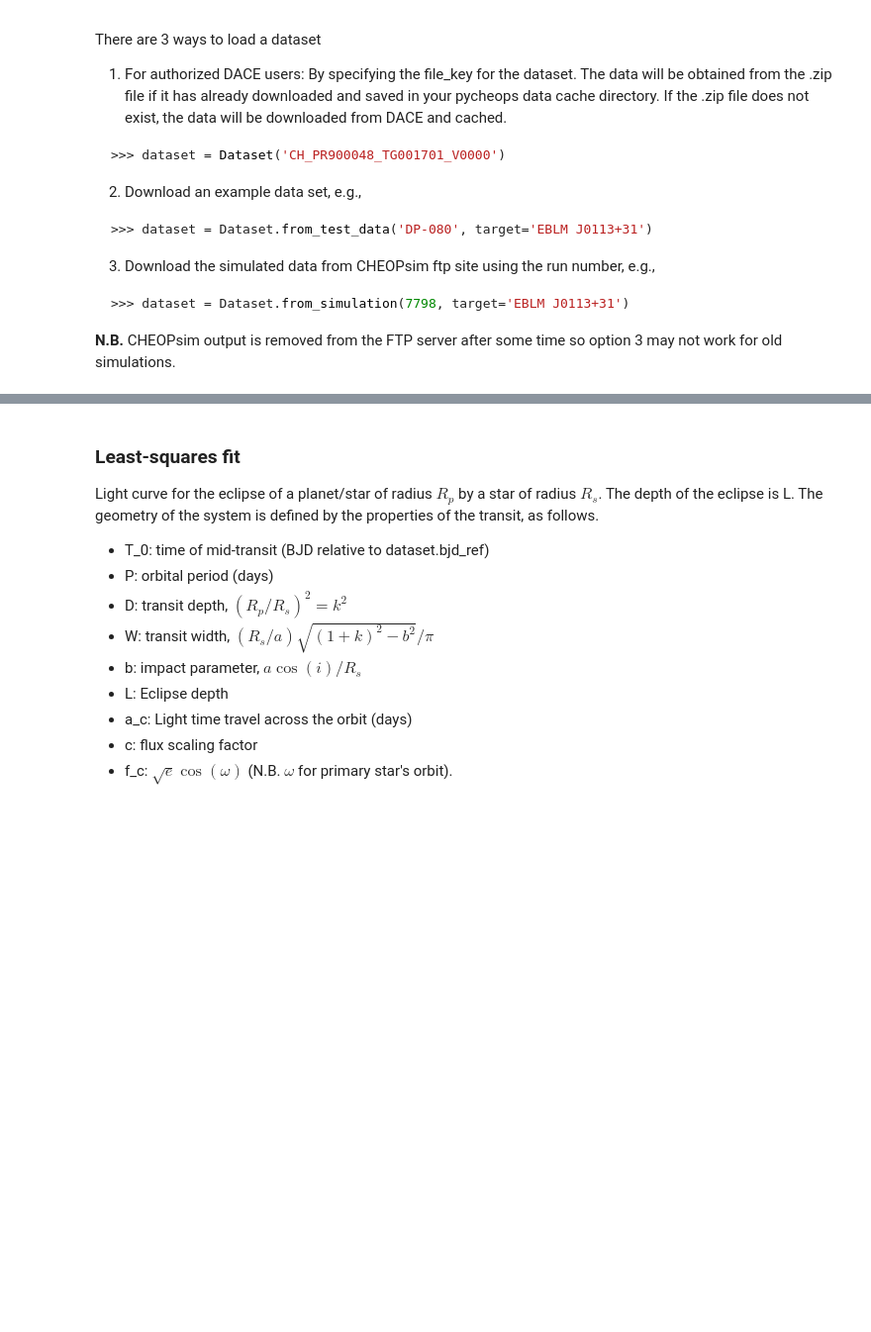
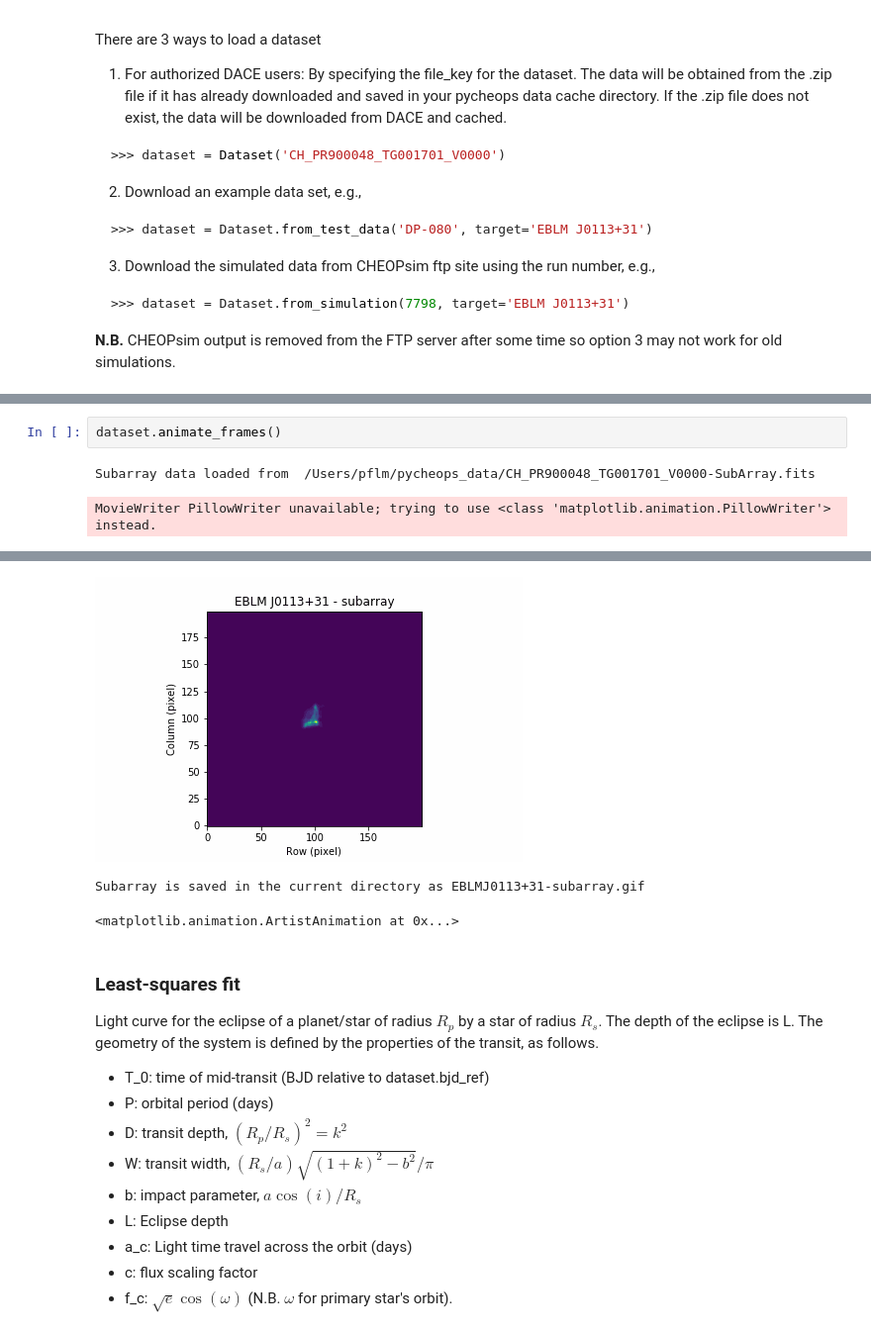
Before and after one commit to pmaxted/pycheops, a Jupyter notebook: pycheops/examples/Notebooks/dataset_fit_eclipse_from_simulation.ipynb, the cells around one changed output, grey strips where cells are left out. Shown at 99% size. Drawn from its saved outputs; the diff is of its cells as text; blank space fills up the shorter version.

```diff
--- a/pycheops/examples/Notebooks/dataset_fit_eclipse_from_simulation.ipynb
+++ b/pycheops/examples/Notebooks/dataset_fit_eclipse_from_simulation.ipynb
@@ -53,0 +75,5 @@ Mean contamination = 19223.4 ppm
+# %%
+dataset.animate_frames()
+# %% [output]
+Subarray data loaded from  /Users/pflm/pycheops_data/CH_PR900048_TG001701_V0000-SubArray.fits
+MovieWriter PillowWriter unavailable; trying to use <class 'matplotlib.animation.PillowWriter'> instead.
@@ -54,3 +81,6 @@ Mean contamination = 19223.4 ppm
+[figure, added]
+Subarray is saved in the current directory as EBLMJ0113+31-subarray.gif
+<matplotlib.animation.ArtistAnimation at 0x...>
 # %% [markdown]
 ### Least-squares fit
 
```
Also changed, not shown: parts of 10 cells of this notebook, 6 other files.
